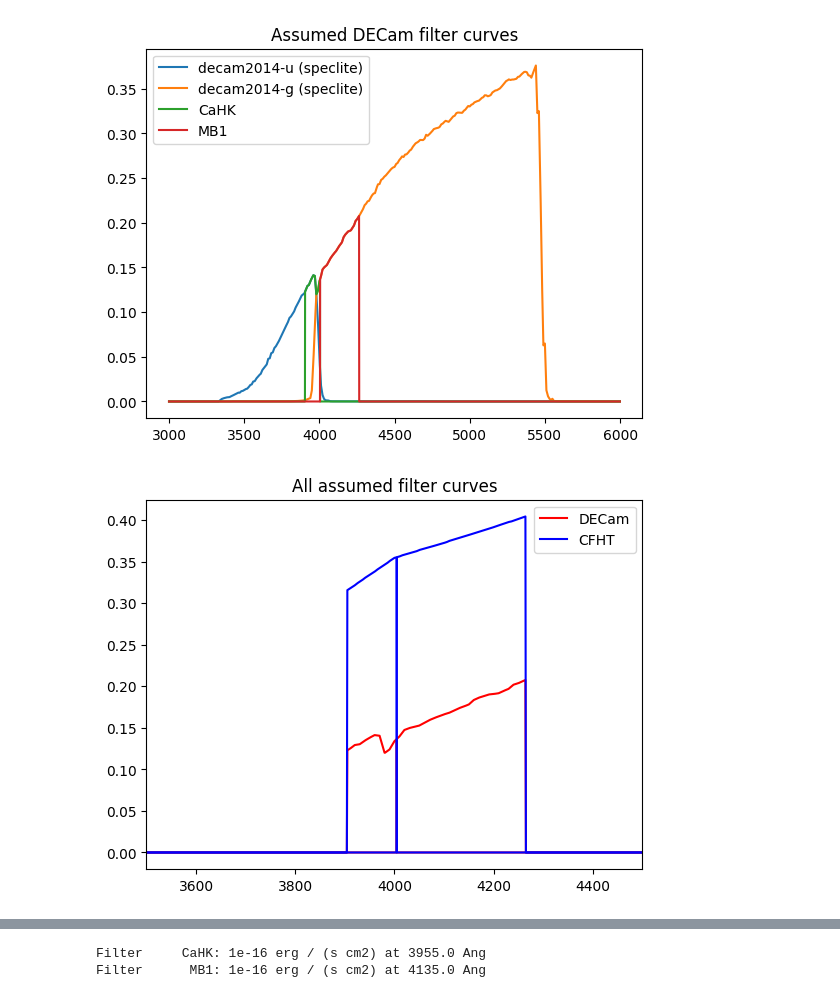
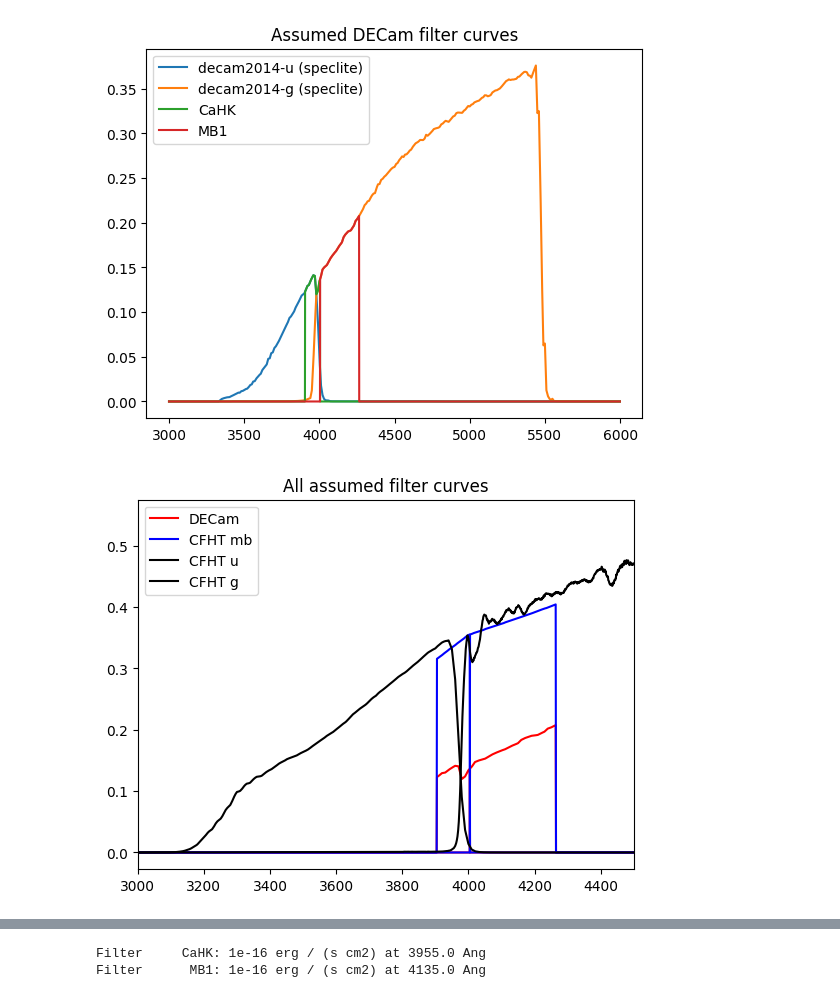
Before and after one commit to dstndstn/cfht-etc, a Jupyter notebook: cfht-polu.ipynb, the cells around one changed output, grey strips where cells are left out. Saved outputs shown, nothing was run; the diff lists cells and outputs as text; code cells hidden in the pictures.

```diff
--- a/cfht-polu.ipynb
+++ b/cfht-polu.ipynb
@@ -411,39 +412,43 @@ mbnames = dict([(i,mb.name) for i,mb in enumerate(MB)])
 # %%
 combos = []
 
 def thrufunc(w,tel,atm,mb):
     f = interp1d(wavegrid, tel(wavegrid)*atm(wavegrid)*mb(wavegrid), bounds_error=False, fill_value=0.)
     return f
 
 for i,mb in enumerate(MB):
     kwa = {}
     if i == 0:
         kwa.update(label='DECam')
     plt.plot(wavegrid, decam_thru(wavegrid) * decam_atm(wavegrid) * mb(wavegrid),
              color='r', **kwa)
     combos.append(('DECam', i, thrufunc(wavegrid, decam_thru, decam_atm, mb)))
 
 for i,mb in enumerate(MB):
     kwa = {}
     if i == 0:
-        kwa.update(label='CFHT')
+        kwa.update(label='CFHT mb')
     plt.plot(wavegrid, cfht_thru(wavegrid) * cfht_atm(wavegrid) * mb(wavegrid),
              color='b', **kwa)
     combos.append(('CFHT', i, thrufunc(wavegrid, cfht_thru, cfht_atm, mb)))
 
 NF = len(MB)
-if False:
+if True:
     combos.append(('CFHT', NF, thrufunc(wavegrid, cfht_thru, cfht_atm, cfht_u_filt)))
-    combos.append(('CFHT', NF+1, thrufunc(wavegrid, cfht_thru, cfht_atm, cfht_cahk_filt)))
-    mbnames[NF] = 'u(2)'
-    mbnames[NF+1] = 'CaHK(2)'
+    combos.append(('CFHT', NF+1, thrufunc(wavegrid, cfht_thru, cfht_atm, cfht_g_filt)))
+    #combos.append(('CFHT', NF+1, thrufunc(wavegrid, cfht_thru, cfht_atm, cfht_cahk_filt)))
+    plt.plot(wavegrid, combos[-2][2](wavegrid), label='CFHT u', color='k')
+    plt.plot(wavegrid, combos[-1][2](wavegrid), label='CFHT g', color='k')
+    mbnames[NF] = 'u'
+    mbnames[NF+1] = 'g'
+    #mbnames[NF+1] = 'CaHK(2)'
 
 plt.legend();
-plt.xlim(3500, 4500);
+plt.xlim(3000, 4500);
 plt.title('All assumed filter curves')
 plt.savefig('thru.png')
 # %% [output]
-[figure, old version]
+[figure, new version]
 # %%
 # Define AB reference source flux
 ref_mag = 20.
```
Also changed, not shown: parts of 14 cells of this notebook.
